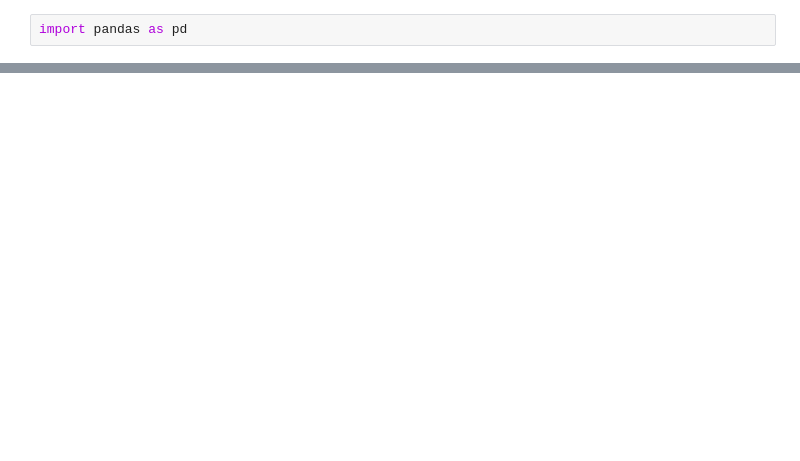
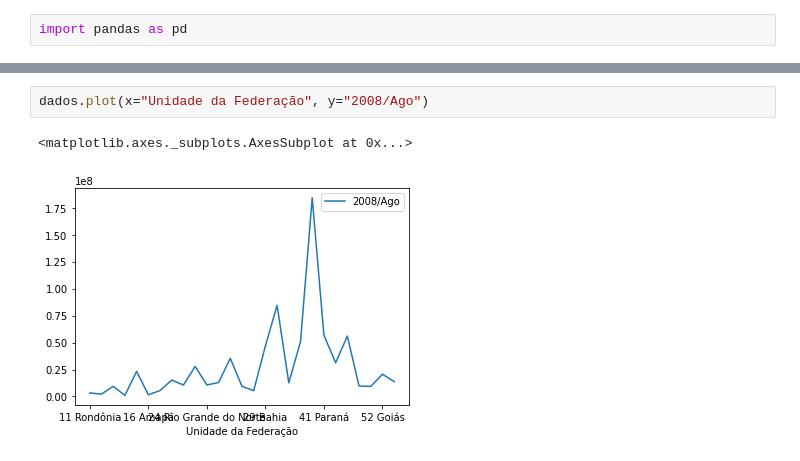
Before and after one commit to ArthurMarqq/BootCamp_DS_Alura, a Jupyter notebook: dataset_internacoes.ipynb, the cells around one changed output, grey strips where cells are left out. Saved outputs shown, nothing was run; the diff lists cells and outputs as text; blank space fills up the shorter version.

```diff
--- a/dataset_internacoes.ipynb
+++ b/dataset_internacoes.ipynb
@@ -70,0 +94,5 @@ dataset['2008/Ago'].mean()
+# %%
+dados.plot(x="Unidade da Federação", y="2008/Ago")
+# %% [output]
+<matplotlib.axes._subplots.AxesSubplot at 0x...>
+[figure, added]
```
Also changed, not shown: parts of 15 cells of this notebook.
